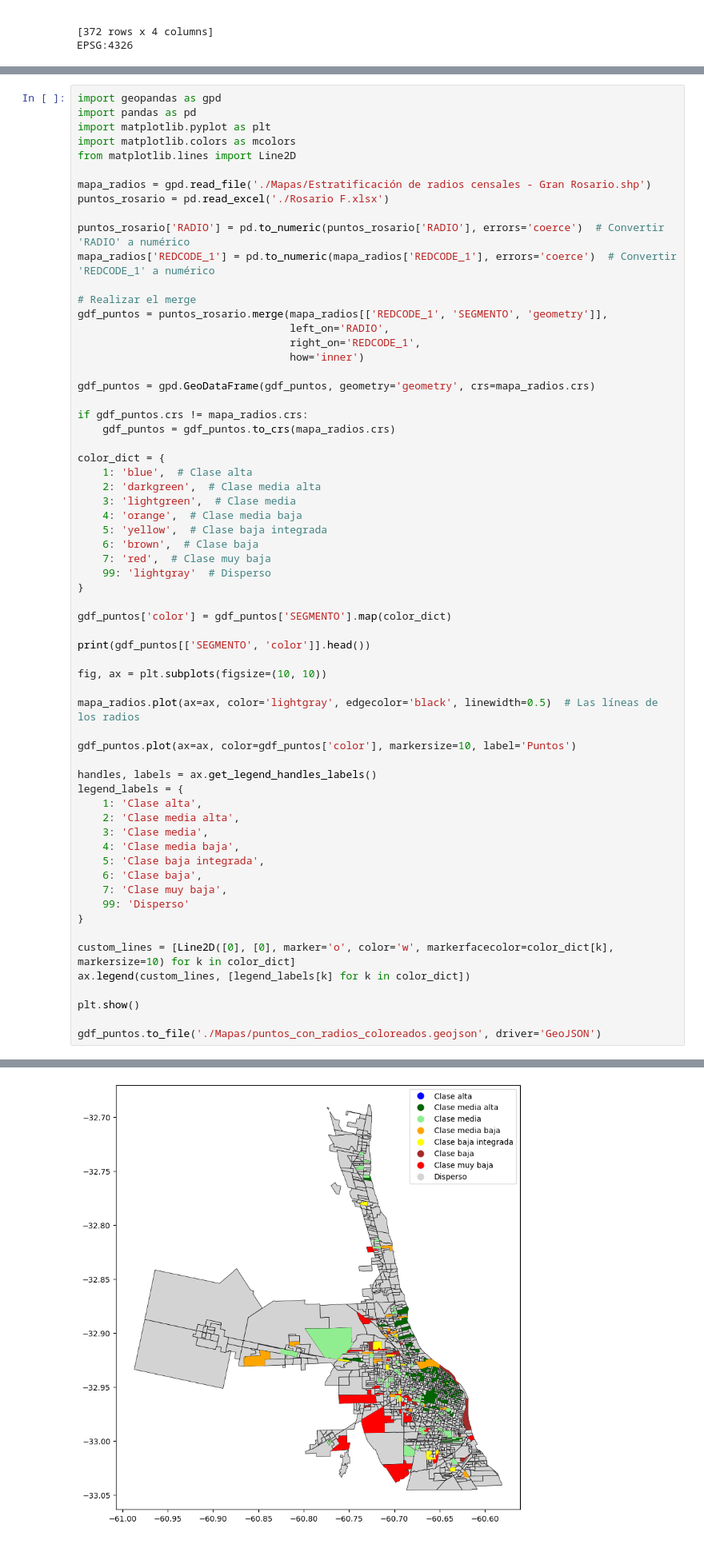
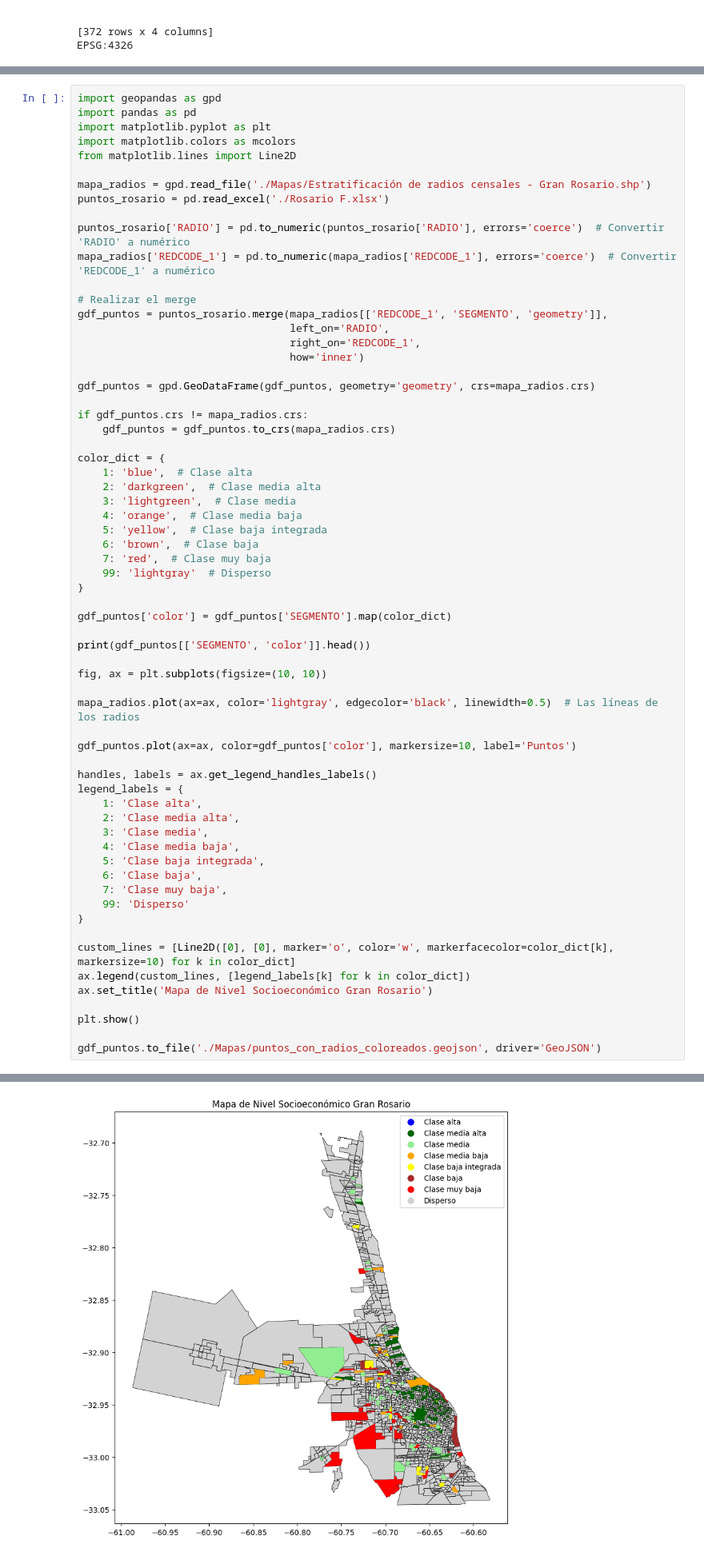
Before and after one commit to imascarenho/Metodo_OP, a Jupyter notebook: TP Final/TP_Final.ipynb, the cells around one changed output, grey strips where cells are left out. Shown at 80% size. Cells and saved outputs as stored; diff of their text form.

Commit message:
Detalles mapas

```diff
--- a/TP Final/TP_Final.ipynb
+++ b/TP Final/TP_Final.ipynb
@@ -1116,34 +1116,35 @@ mapa_radios.plot(ax=ax, color='lightgray', edgecolor='black', linewidth=0.5)  #
 
 gdf_puntos.plot(ax=ax, color=gdf_puntos['color'], markersize=10, label='Puntos')
 
 handles, labels = ax.get_legend_handles_labels()
 legend_labels = {
     1: 'Clase alta',
     2: 'Clase media alta',
     3: 'Clase media',
     4: 'Clase media baja',
     5: 'Clase baja integrada',
     6: 'Clase baja',
     7: 'Clase muy baja',
     99: 'Disperso'
 }
 
 custom_lines = [Line2D([0], [0], marker='o', color='w', markerfacecolor=color_dict[k], markersize=10) for k in color_dict]
 ax.legend(custom_lines, [legend_labels[k] for k in color_dict])
+ax.set_title('Mapa de Nivel Socioeconómico Gran Rosario')
 
 plt.show()
 
 gdf_puntos.to_file('./Mapas/puntos_con_radios_coloreados.geojson', driver='GeoJSON')
 # %% [output]
    SEGMENTO      color
 0         2  darkgreen
 1         2  darkgreen
 2         4     orange
 3         4     orange
 4         6      brown
 See: https://matplotlib.org/stable/tutorials/intermediate/legend_guide.html#implementing-a-custom-legend-handler
   handles, labels = ax.get_legend_handles_labels()
-[figure, old version]
+[figure, new version]
 # %%
 import matplotlib.pyplot as plt
 import geopandas as gpd
```
